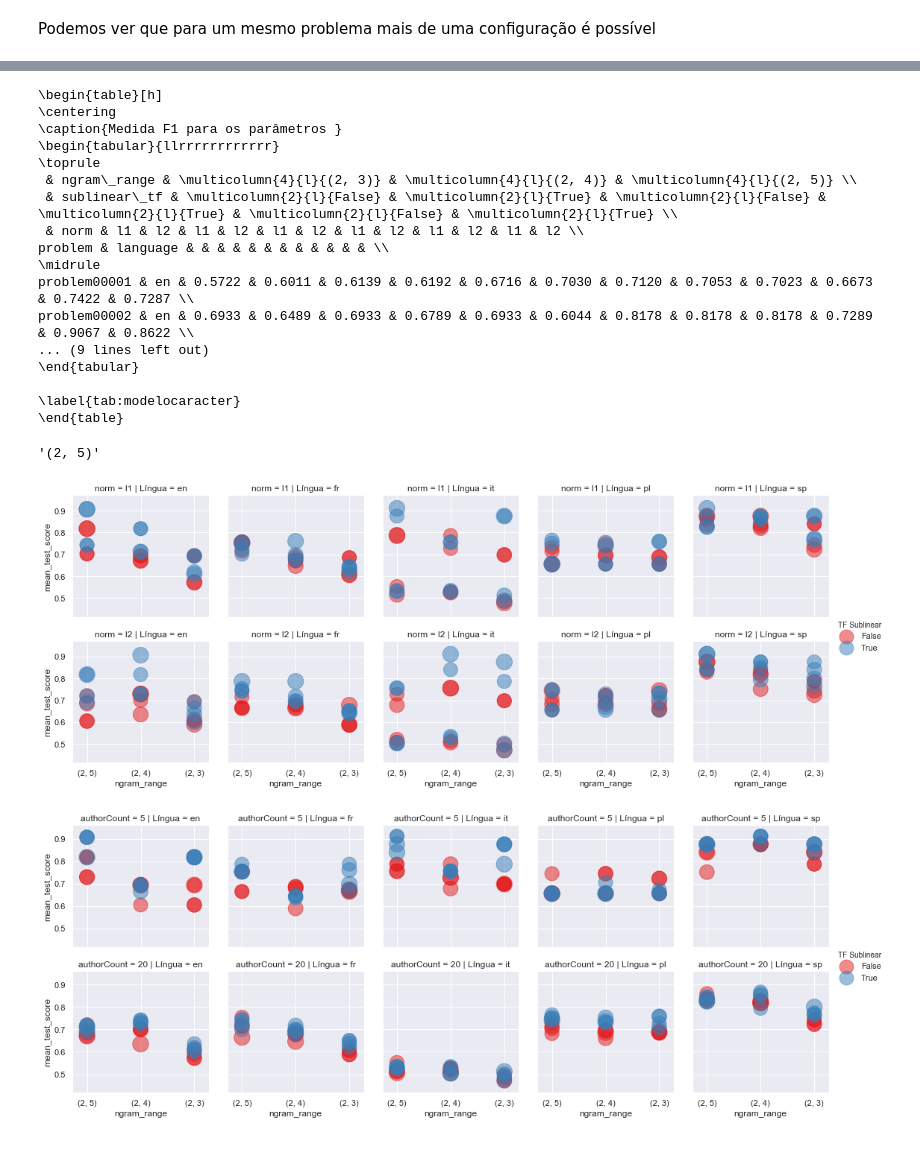
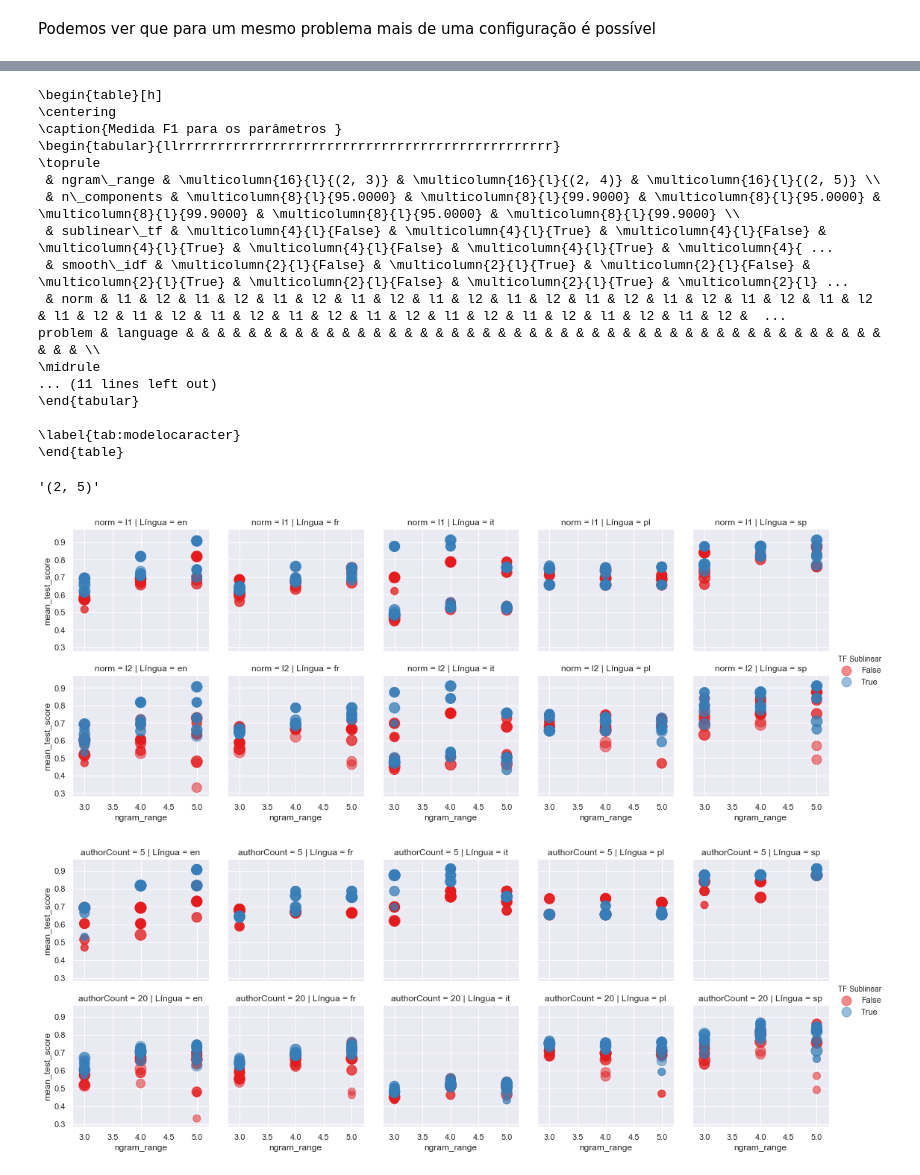
Before and after one commit to jeleandro/dataScienceNotebook, a Jupyter notebook: PANAA2018/2019/PAN_AA_2018-char.ipynb, the cells around one changed output, grey strips where cells are left out. Cells and saved outputs as stored; diff of their text form; code cells hidden in the pictures.

Commit message:
atualização char

```diff
--- a/PANAA2018/2019/PAN_AA_2018-char.ipynb
+++ b/PANAA2018/2019/PAN_AA_2018-char.ipynb
@@ -117,7 +117,7 @@ from skleanExtensions import DenseTransformer
 # %% [markdown]
 ### paths configuration
 # %%
-baseDir = '/Users/joseeleandrocustodio/dataScienceNotebook/PANAA2018';
+baseDir = '../';
 
 corpusTraining    = 'pan18-cross-domain-authorship-attribution-training-dataset-2017-12-02';
 corpusEvaluation = 'pan18-cross-domain-authorship-attribution-test-dataset2-2018-04-20';
@@ -308,7 +300,7 @@ def runML(problem):
                                    lowercase =False)),
         ('scaler', MaxAbsScaler()),
         ('dense',  DenseTransformer()),
-        ('transf', PCA(0.999)),
+        ('transf', PCA()),
         ('clf', LogisticRegression(random_state=0,multi_class='multinomial', solver='newton-cg')),
     ])
 
@@ -319,7 +311,9 @@ def runML(problem):
         'vect__ngram_range' :((2,3),(2,4),(2,5)),
         'vect__use_idf'     :(True, False),
         'vect__sublinear_tf':(True, False),
+        'vect__smooth_idf'  :(True, False),
         'vect__norm':('l1','l2'),
+        'transf__n_components':(0.95,0.999),
     }
 
     grid_search = GridSearchCV(pipeline,
@@ -350,20 +344,27 @@ def runML(problem):
     test_pred=grid_search.predict(test_docs);
 
 
-    #evaluation train
-    answerFile = pathjoin(outputDir,'answers-'+problem['problem']+'.json');
-    outputAnswer(test_pred,test_filename,answerFile)
+    f1        = f1_score       (test_labels,test_pred, average='macro');
+    precision = precision_score(test_labels,test_pred, average='macro');
+    recall    = recall_score   (test_labels,test_pred, average='macro');
+    accuracy  = accuracy_score (test_labels,test_pred);
 
-    #calculating the performance using PAN evaluation code
-    grountTruthFile = pathjoin(inputDir, problem['problem'], 'ground-truth.json');
-    f1,precision,recall,accuracy=pan.evaluate(grountTruthFile,answerFile);
+    def mean(a):
+        return sum(a)/len(a);
+
 
     return {
                 'problem'  :       problem['problem'],
                 "language"      :       problem['language'],
                 'authorCount'   :       len(set(train_labels)),
+
                 "train_doc_size":       len(train_docs),
+                "train_doc_per_author": mean(Counter(train_labels).values()) ,
+                "train_caract_per_doc": sum([len(l) for l in train_docs])/len(train_docs),
+
                 "test_doc_size" :       len(test_docs),
+                "test_doc_per_author": mean(Counter(test_labels).values()) ,
+                "test_caract_per_doc":  sum([len(l) for l in test_docs])/len(test_docs),
 
                 'f1'       : round(f1,3),
                 'precision': round(precision,3),
@@ -479,5 +483,5 @@ dfCV.to_csv('PANAA2018_CHAR.csv', index=False)
 # %%
-dfCV = pd.read_csv('PANAA2018_CHAR.csv', na_values='')
+dfCV = pd.read_csv('PANAA2018_CHAR.csv', na_values='',compression='zip')
 # %%
 import pickle;
 with open("PAN_AA_2018_CHAR.pkl","wb") as f:
@@ -513,7 +525,7 @@ print(u"\\begin{table}[h]\n\\centering\n\\caption{Medida F1 para os parâmetros
 
 print(re.sub(r'[ ]{2,}',' ',dfCV.pivot_table(
             index=['problem','language'],
-            columns=['ngram_range','sublinear_tf','norm'],
+            columns=['ngram_range','n_components','sublinear_tf','smooth_idf','norm'],
             values='mean_test_score'
         ).to_latex()))
 print ("\label{tab:modelocaracter}")
@@ -522,16 +534,16 @@ print(r"\end{table}")
 \begin{table}[h]
 \centering
 \caption{Medida F1 para os parâmetros }
-\begin{tabular}{llrrrrrrrrrrrr}
+\begin{tabular}{llrrrrrrrrrrrrrrrrrrrrrrrrrrrrrrrrrrrrrrrrrrrrrrrr}
 \toprule
- & ngram\_range & \multicolumn{4}{l}{(2, 3)} & \multicolumn{4}{l}{(2, 4)} & \multicolumn{4}{l}{(2, 5)} \\
- & sublinear\_tf & \multicolumn{2}{l}{False} & \multicolumn{2}{l}{True} & \multicolumn{2}{l}{False} & \multicolumn{2}{l}{True} & \multicolumn{2}{l}{False} & \multicolumn{2}{l}{True} \\
- & norm & l1 & l2 & l1 & l2 & l1 & l2 & l1 & l2 & l1 & l2 & l1 & l2 \\
-problem & language & & & & & & & & & & & & \\
+ & ngram\_range & \multicolumn{16}{l}{(2, 3)} & \multicolumn{16}{l}{(2, 4)} & \multicolumn{16}{l}{(2, 5)} \\
+ & n\_components & \multicolumn{8}{l}{95.0000} & \multicolumn{8}{l}{99.9000} & \multicolumn{8}{l}{95.0000} & \multicolumn{8}{l}{99.9000} & \multicolumn{8}{l}{95.0000} & \multicolumn{8}{l}{99.9000} \\
+ & sublinear\_tf & \multicolumn{4}{l}{False} & \multicolumn{4}{l}{True} & \multicolumn{4}{l}{False} & \multicolumn{4}{l}{True} & \multicolumn{4}{l}{False} & \multicolumn{4}{l}{True} & \multicolumn{4}{ ...
+ & smooth\_idf & \multicolumn{2}{l}{False} & \multicolumn{2}{l}{True} & \multicolumn{2}{l}{False} & \multicolumn{2}{l}{True} & \multicolumn{2}{l}{False} & \multicolumn{2}{l}{True} & \multicolumn{2}{l} ...
+ & norm & l1 & l2 & l1 & l2 & l1 & l2 & l1 & l2 & l1 & l2 & l1 & l2 & l1 & l2 & l1 & l2 & l1 & l2 & l1 & l2 & l1 & l2 & l1 & l2 & l1 & l2 & l1 & l2 & l1 & l2 & l1 & l2 & l1 & l2 & l1 & l2 & l1 & l2 &  ...
+problem & language & & & & & & & & & & & & & & & & & & & & & & & & & & & & & & & & & & & & & & & & & & & & & & & & \\
 \midrule
-problem00001 & en & 0.5722 & 0.6011 & 0.6139 & 0.6192 & 0.6716 & 0.7030 & 0.7120 & 0.7053 & 0.7023 & 0.6673 & 0.7422 & 0.7287 \\
-problem00002 & en & 0.6933 & 0.6489 & 0.6933 & 0.6789 & 0.6933 & 0.6044 & 0.8178 & 0.8178 & 0.8178 & 0.7289 & 0.9067 & 0.8622 \\
-... (9 lines left out)
+... (11 lines left out)
 \end{tabular}
 
 \label{tab:modelocaracter}
@@ -543,23 +555,24 @@ dfCV.ngram_range[0]
 # %%
 d = dfCV.copy()
 d = d.rename(columns={'language':u'Língua', 'sublinear_tf':'TF Sublinear'})
 d = d [ d.norm.isna() == False]
 d.problem = d.apply(lambda x: x[u'Língua'] +" "+ str(x[u'problem']), axis=1)
+d.ngram_range = d.ngram_range.apply(lambda x: int(re.sub(r'(.*,)|\D',r'',x)))
 #d.ngram_range = d.apply(lambda x: str(x[u'ngram_range'][0]) +" "+ str(x[u'ngram_range'][1]), axis=1)
 
 d.std_test_score =d.std_test_score / d.std_test_score.quantile(0.95) *500;
 d.std_test_score +=1;
 d.std_test_score = d.std_test_score.astype(np.int64)
 g = sns.FacetGrid(d, col='Língua', hue='TF Sublinear',  row="norm", height=3,palette="Set1")
-g.map(plt.scatter, "ngram_range", "mean_test_score",alpha=0.5, s=d.std_test_score.values).add_legend();
+g.map(plt.scatter, "ngram_range", "mean_test_score",alpha=0.5, s=d.std_test_score.values/2).add_legend();
 #sns.pairplot(d, hue="TF Sublinear", vars=["autorNumber", "mean_test_score"])
 # %% [output]
-[figure, old version]
+[figure, new version]
 # %%
 g = sns.FacetGrid(d, row='authorCount', hue='TF Sublinear',  col=u"Língua", height=3,palette="Set1")
-g.map(plt.scatter, "ngram_range", "mean_test_score", alpha=0.5, s=d.std_test_score.values).add_legend();
+g.map(plt.scatter, "ngram_range", "mean_test_score", alpha=0.5, s=d.std_test_score.values/2).add_legend();
 # %% [output]
-[figure, old version]
+[figure, new version]
 # %%
 sns.distplot(dfCV.std_test_score, bins=50);
 # %% [output]
```
Also changed, not shown: parts of 18 cells of this notebook, 3 other files.
